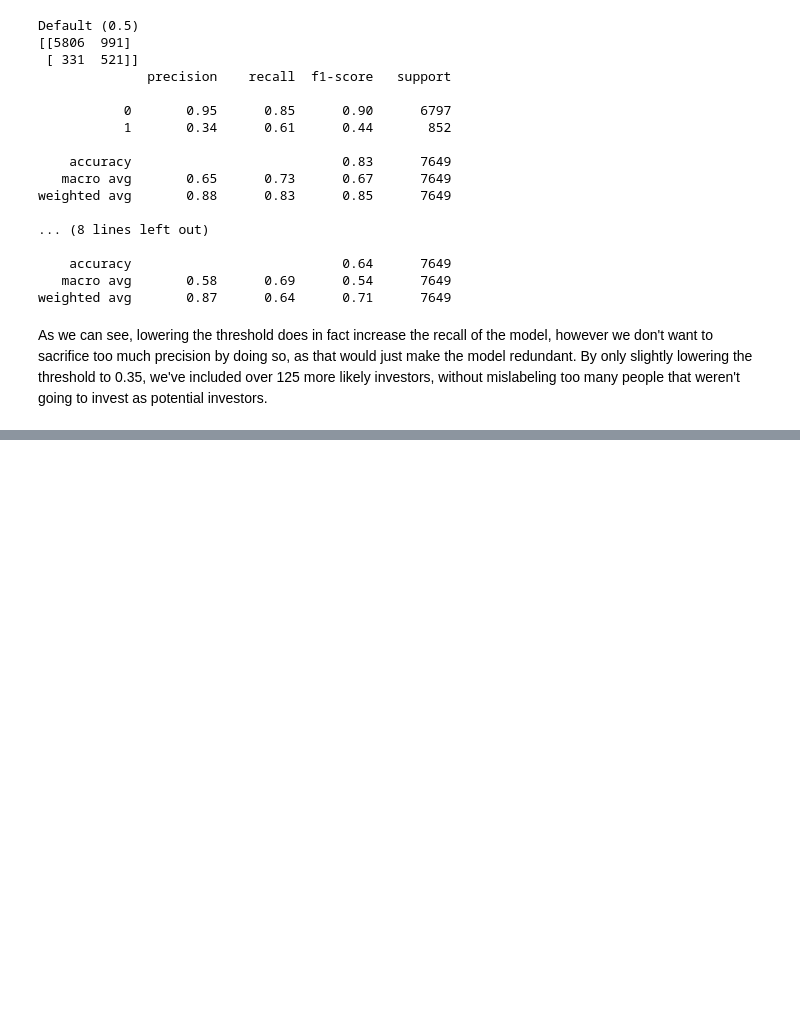
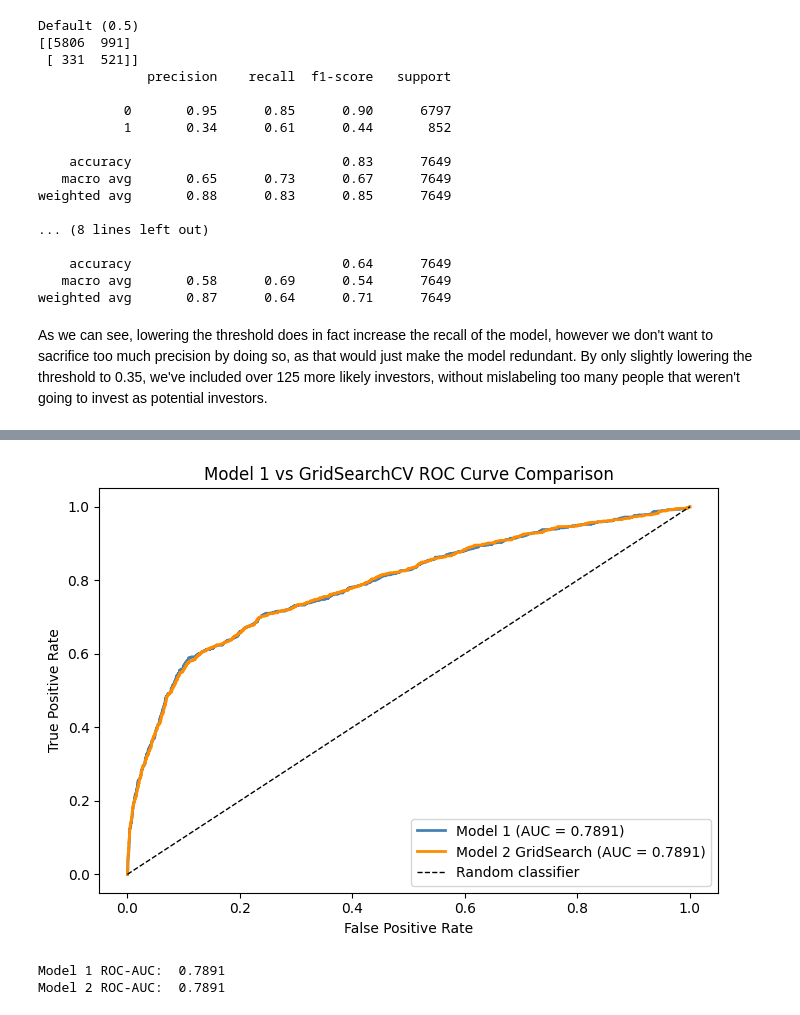
Before and after one commit to vys5hb/ML1_final, a Jupyter notebook: notebooks/logistic_regression_erik.ipynb, the cells around one changed output, grey strips where cells are left out. Saved outputs shown, nothing was run; the diff lists cells and outputs as text; code cells hidden in the pictures; blank space fills up the shorter version.

```diff
--- a/notebooks/logistic_regression_erik.ipynb
+++ b/notebooks/logistic_regression_erik.ipynb
@@ -250,0 +315,21 @@ As we can see, lowering the threshold does in fact increase the recall of the mo
+# %%
+fpr_grid, tpr_grid, _ = roc_curve(y_test_log, y_prob_grid)
+auc_grid = roc_auc_score(y_test_log, y_prob_grid)
+
+fig, ax = plt.subplots(figsize=(7, 5))
+ax.plot(fpr, tpr, lw=2, color='steelblue', label=f'Model 1 (AUC = {auc:.4f})')
+ax.plot(fpr_grid, tpr_grid, lw=2, color='darkorange', label=f'Model 2 GridSearch (AUC = {auc_grid:.4f})')
+ax.plot([0, 1], [0, 1], 'k--', lw=1, label='Random classifier')
+ax.set_xlabel('False Positive Rate')
+ax.set_ylabel('True Positive Rate')
+ax.set_title('Model 1 vs GridSearchCV ROC Curve Comparison')
+ax.legend(loc='lower right')
+plt.tight_layout()
+plt.show()
+
+print(f"Model 1 ROC-AUC:  {auc:.4f}")
+print(f"Model 2 ROC-AUC:  {auc_grid:.4f}")
+# %% [output]
+[figure, added]
+Model 1 ROC-AUC:  0.7891
+Model 2 ROC-AUC:  0.7891
```
Also changed, not shown: parts of 16 cells of this notebook.
